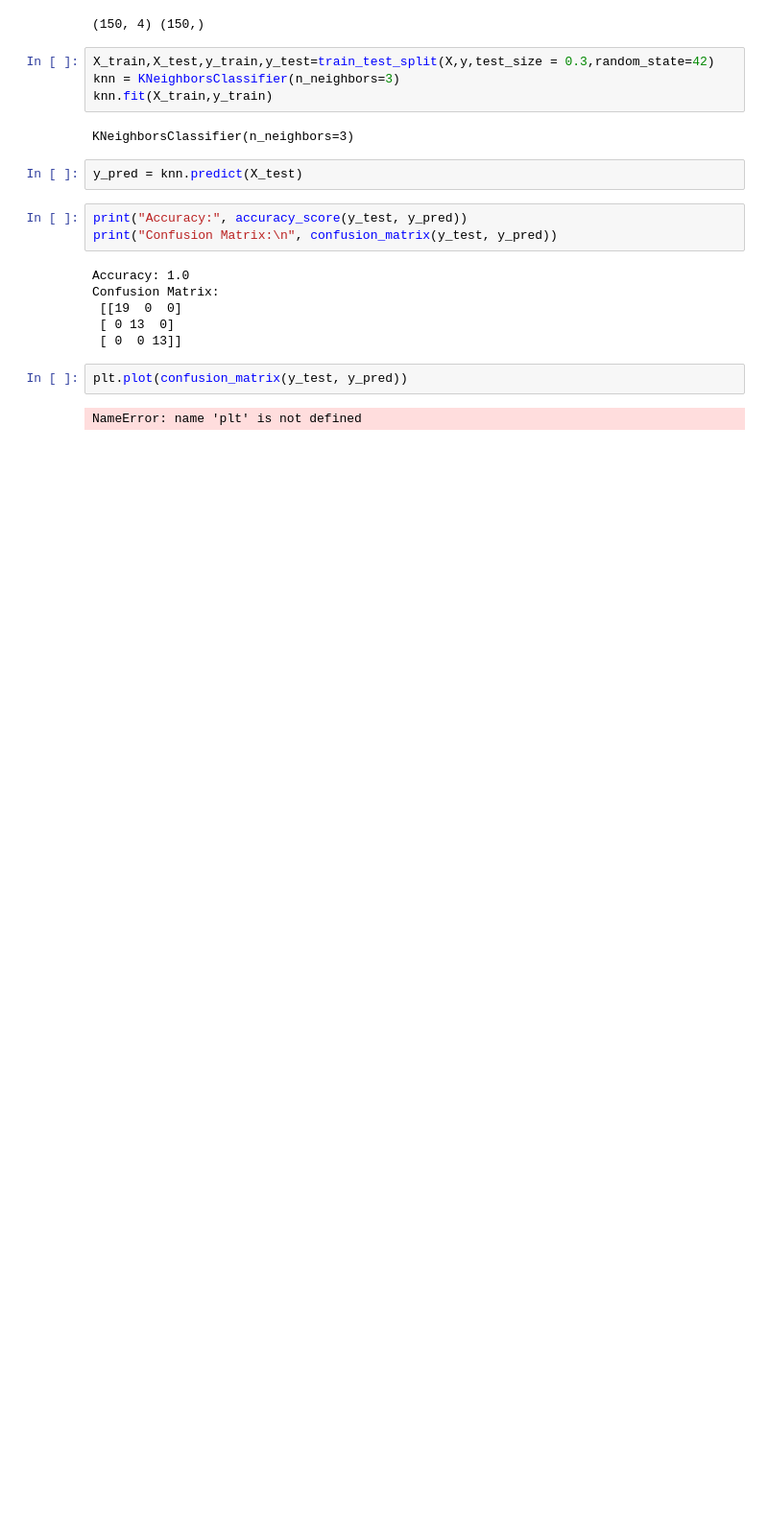
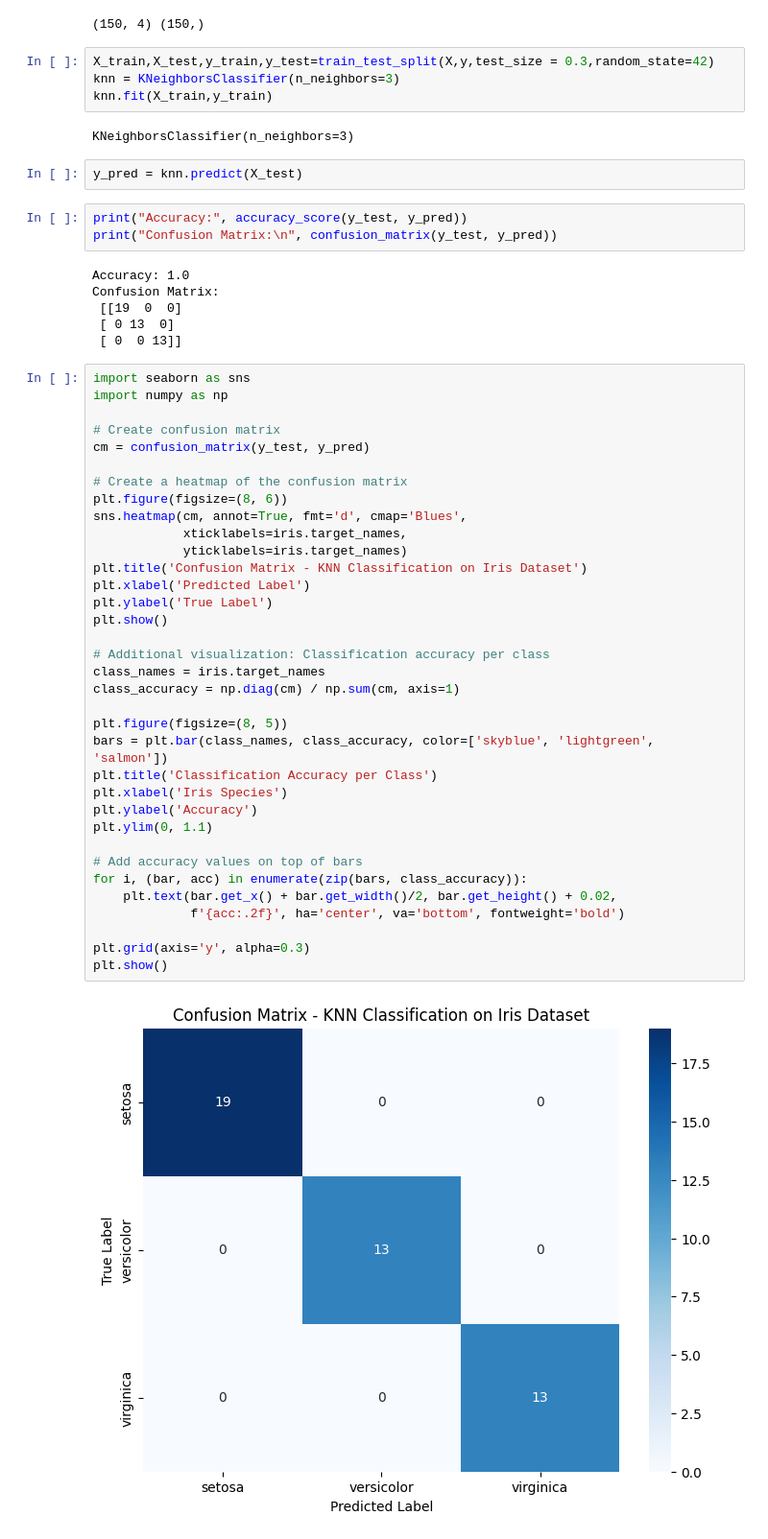
Before and after one commit to ridoy-mahmud/ml_algo_to_learn, a Jupyter notebook: KNN_iris.ipynb, the cells around one changed output. Shown at 96% size. Cells and saved outputs as stored; diff of their text form; blank space fills up the shorter version.

```diff
--- a/KNN_iris.ipynb
+++ b/KNN_iris.ipynb
@@ -30,6 +30,39 @@ Confusion Matrix:
  [ 0 13  0]
  [ 0  0 13]]
 # %%
-plt.plot(confusion_matrix(y_test, y_pred))
+import seaborn as sns
+import numpy as np
+
+# Create confusion matrix
+cm = confusion_matrix(y_test, y_pred)
+
+# Create a heatmap of the confusion matrix
+plt.figure(figsize=(8, 6))
+sns.heatmap(cm, annot=True, fmt='d', cmap='Blues',
+            xticklabels=iris.target_names,
+            yticklabels=iris.target_names)
+plt.title('Confusion Matrix - KNN Classification on Iris Dataset')
+plt.xlabel('Predicted Label')
+plt.ylabel('True Label')
+plt.show()
+
+# Additional visualization: Classification accuracy per class
+class_names = iris.target_names
+class_accuracy = np.diag(cm) / np.sum(cm, axis=1)
+
+plt.figure(figsize=(8, 5))
+bars = plt.bar(class_names, class_accuracy, color=['skyblue', 'lightgreen', 'salmon'])
+plt.title('Classification Accuracy per Class')
+plt.xlabel('Iris Species')
+plt.ylabel('Accuracy')
+plt.ylim(0, 1.1)
+
+# Add accuracy values on top of bars
+for i, (bar, acc) in enumerate(zip(bars, class_accuracy)):
+    plt.text(bar.get_x() + bar.get_width()/2, bar.get_height() + 0.02,
+             f'{acc:.2f}', ha='center', va='bottom', fontweight='bold')
+
+plt.grid(axis='y', alpha=0.3)
+plt.show()
 # %% [output]
-NameError: name 'plt' is not defined
+[figure, added]
```
Also changed, not shown: parts of 1 cell of this notebook, 4 other files.
